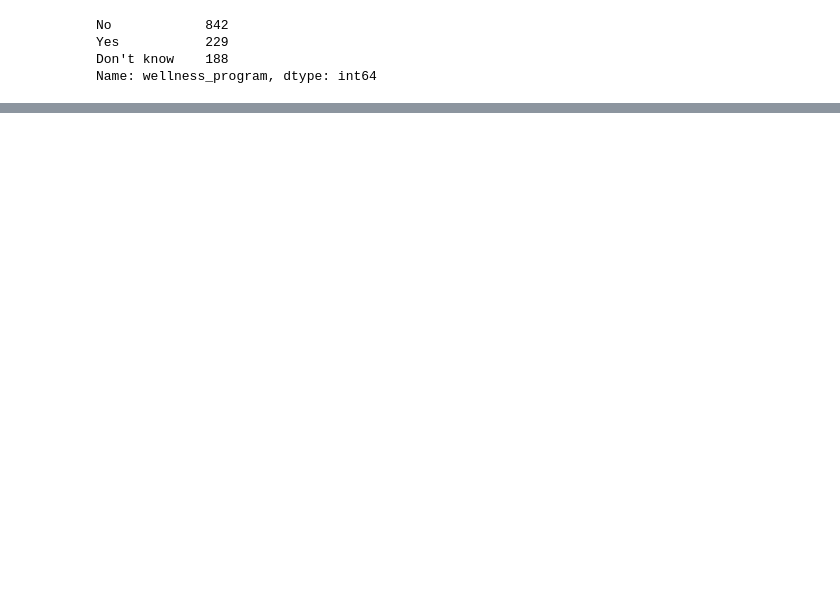
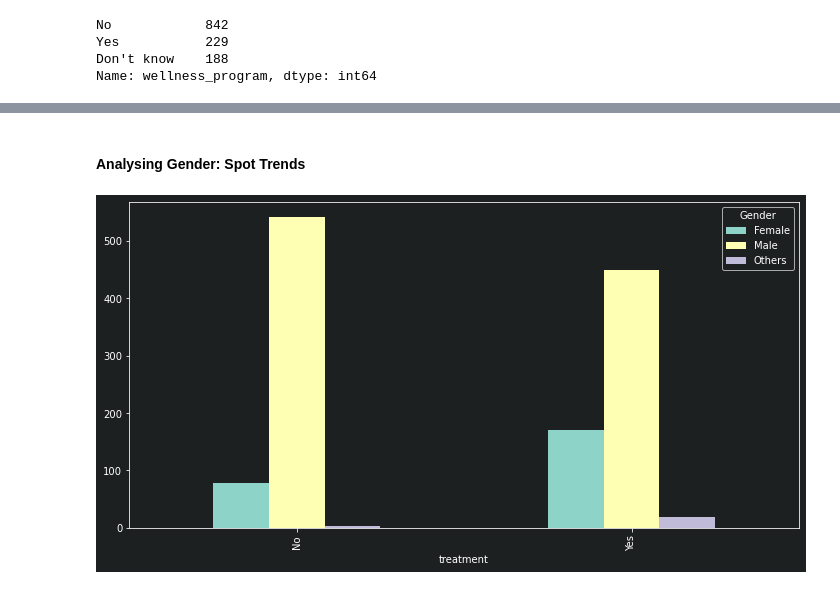
Before and after one commit to MohammedRizwan-1/Project-A-, a Jupyter notebook: Mental_health_in_tech_code-Rizwan's Working Copy.ipynb, the cells around one changed output, grey strips where cells are left out. Cells and saved outputs as stored; diff of their text form; code cells hidden in the pictures; blank space fills up the shorter version.

```diff
--- a/Mental_health_in_tech_code-Rizwan's Working Copy.ipynb
+++ b/Mental_health_in_tech_code-Rizwan's Working Copy.ipynb
@@ -137,0 +142,8 @@ plt.show()
+# %% [markdown]
+#### Analysing Gender: Spot Trends
+# %%
+# Look at Gender and Treatement Columns and Plot
+pd.crosstab(data_2014_clean['treatment'],data_2014_clean['Gender']).plot(kind='bar',figsize=(12,6))
+plt.show()
+# %% [output]
+[figure, added]
```
Also changed, not shown: parts of 6 cells of this notebook.
